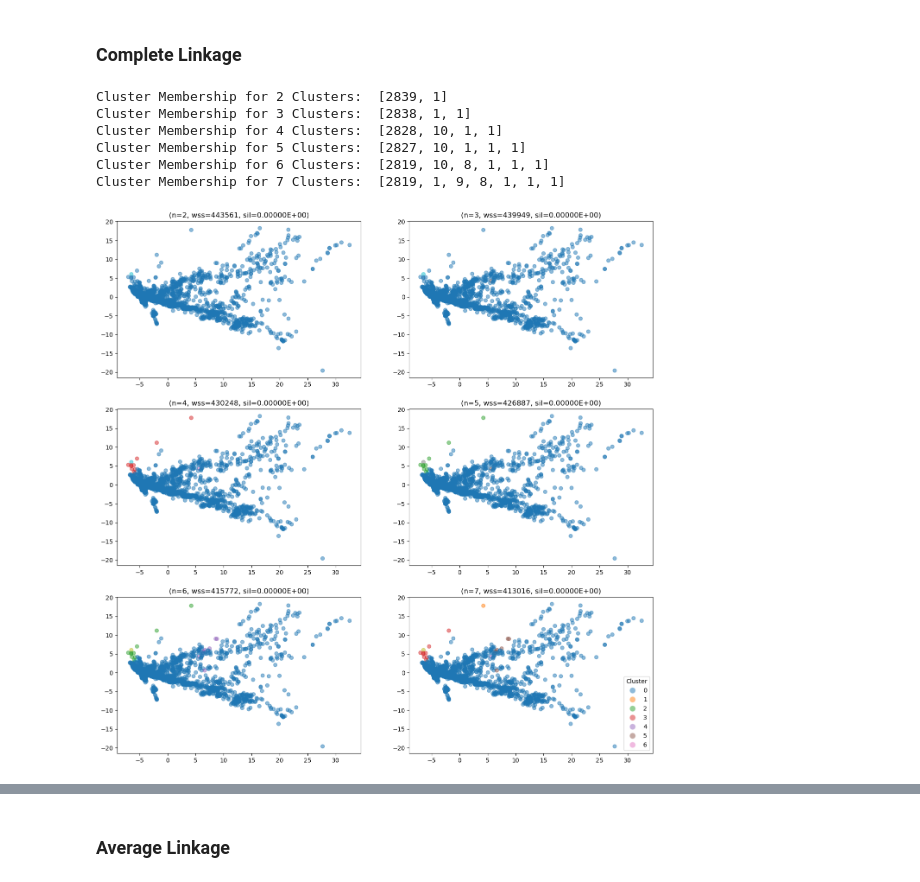
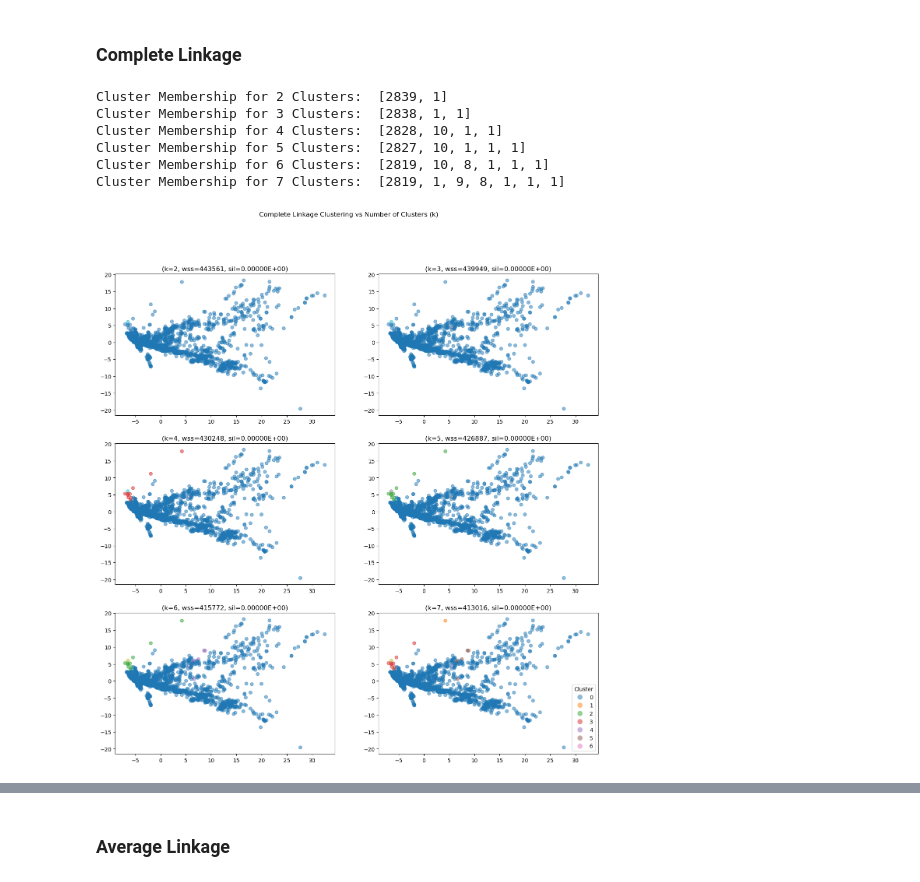
Before and after one commit to EEPayne/exploration_hospital_quarterly_financials_wa, a Jupyter notebook: hierarchical_clustering.ipynb, the cells around one changed output, grey strips where cells are left out. Cells and saved outputs as stored; diff of their text form; code cells hidden in the pictures.

```diff
--- a/hierarchical_clustering.ipynb
+++ b/hierarchical_clustering.ipynb
@@ -188,17 +199,22 @@ for i, n in enumerate(n_cluster_grid):
     # plot clusters in pca space
     axes[i // 2, i % 2].scatter(x=data_pca[:, 0], y = data_pca[:, 1], c = labels_by_n[i, :],
                                 cmap=colors, alpha=0.5)
-    axes[i // 2, i % 2].set_title(f'(n={n}, wss={wss[i]}, sil={sil_scores[i]:.5E})')
+    axes[i // 2, i % 2].set_title(f'(k={n}, wss={wss[i]}, sil={sil_scores[i]:.5E})')
 plt.legend(handles=legend_handles, title='Cluster')
+fig.suptitle("Single Linkage Clustering vs Number of Clusters (k)")
+out_file = os.path.join(os.getcwd(), 'data', 'hierarchical_clustering', 'single_linkage_clusters.png')
+plt.savefig(out_file)
 plt.show()
 
 # wss vs number of clusters
-plt.figure(figsize=(6,8))
+plt.figure(figsize=(8,6))
 plt.plot(wss)
 plt.title("Within Group Sum of Squares vs N-Clusters")
 plt.xticks(ticks=range(len(n_cluster_grid)), labels=n_cluster_grid)
-plt.xlabel("N")
+plt.xlabel("K")
 plt.ylabel("WSS")
+out_file = os.path.join(os.getcwd(), 'data', 'hierarchical_clustering', 'single_linkage_wss_vs_k.png')
+plt.savefig(out_file)
 plt.show()
 
 all_centroids['single'] = cluster_centroids_by_n
@@ -257,34 +277,39 @@ legend_handles = [Line2D([0], [0], marker='o', color='w', alpha=0.5, markerfacec
 for i, n in enumerate(n_cluster_grid):
     labels_by_n[i, :] = cut_tree(linkage_complete, n_clusters=n).T
     sil_scores[i] = silhouette_score(hospital_data_scaled, labels_by_n[i, :], metric='euclidean')
     wss[i] = WithinGroupSumOfSquares(hospital_data_scaled, labels_by_n[i, :])
     cluster_centroids_by_n[n] = np.concatenate(
         [np.mean(hospital_data_scaled[labels_by_n[i, :] == group], axis=0) for group in range(n)], axis=0)\
             .reshape(n,hospital_data_scaled.shape[1])
     cluster_membership_by_n[n] = [labels_by_n[i, :][labels_by_n[i, :] == group].shape[0] for group in range(n)]
     print(f'Cluster Membership for {n} Clusters: ', cluster_membership_by_n[n])
     # plot clusters in pca space
     axes[i // 2, i % 2].scatter(x=data_pca[:, 0], y = data_pca[:, 1], c = labels_by_n[i, :],
                                 cmap=colors, alpha=0.5)
-    axes[i // 2, i % 2].set_title(f'(n={n}, wss={wss[i]}, sil={sil_scores[i]:.5E})')
+    axes[i // 2, i % 2].set_title(f'(k={n}, wss={wss[i]}, sil={sil_scores[i]:.5E})')
 plt.legend(handles=legend_handles, title='Cluster')
+fig.suptitle("Complete Linkage Clustering vs Number of Clusters (k)")
+out_file = os.path.join(os.getcwd(), 'data', 'hierarchical_clustering', 'complete_linkage_clusters.png')
+plt.savefig(out_file)
 plt.show()
 
 # wss vs number of clusters
-plt.figure(figsize=(6,8))
+plt.figure(figsize=(8,6))
 plt.plot(wss)
 plt.title("Within Group Sum of Squares vs N-Clusters")
 plt.xticks(ticks=range(len(n_cluster_grid)), labels=n_cluster_grid)
-plt.xlabel("N")
+plt.xlabel("K")
 plt.ylabel("WSS")
+out_file = os.path.join(os.getcwd(), 'data', 'hierarchical_clustering', 'complete_linkage_wss_vs_k.png')
+plt.savefig(out_file)
 plt.show()
 
 all_centroids['complete'] = cluster_centroids_by_n
 # %% [output]
 Cluster Membership for 2 Clusters:  [2839, 1]
 Cluster Membership for 3 Clusters:  [2838, 1, 1]
 Cluster Membership for 4 Clusters:  [2828, 10, 1, 1]
 Cluster Membership for 5 Clusters:  [2827, 10, 1, 1, 1]
 Cluster Membership for 6 Clusters:  [2819, 10, 8, 1, 1, 1]
 Cluster Membership for 7 Clusters:  [2819, 1, 9, 8, 1, 1, 1]
-[figure, old version]
+[figure, new version]
```
Also changed, not shown: parts of 11 cells of this notebook, 12 other files.
